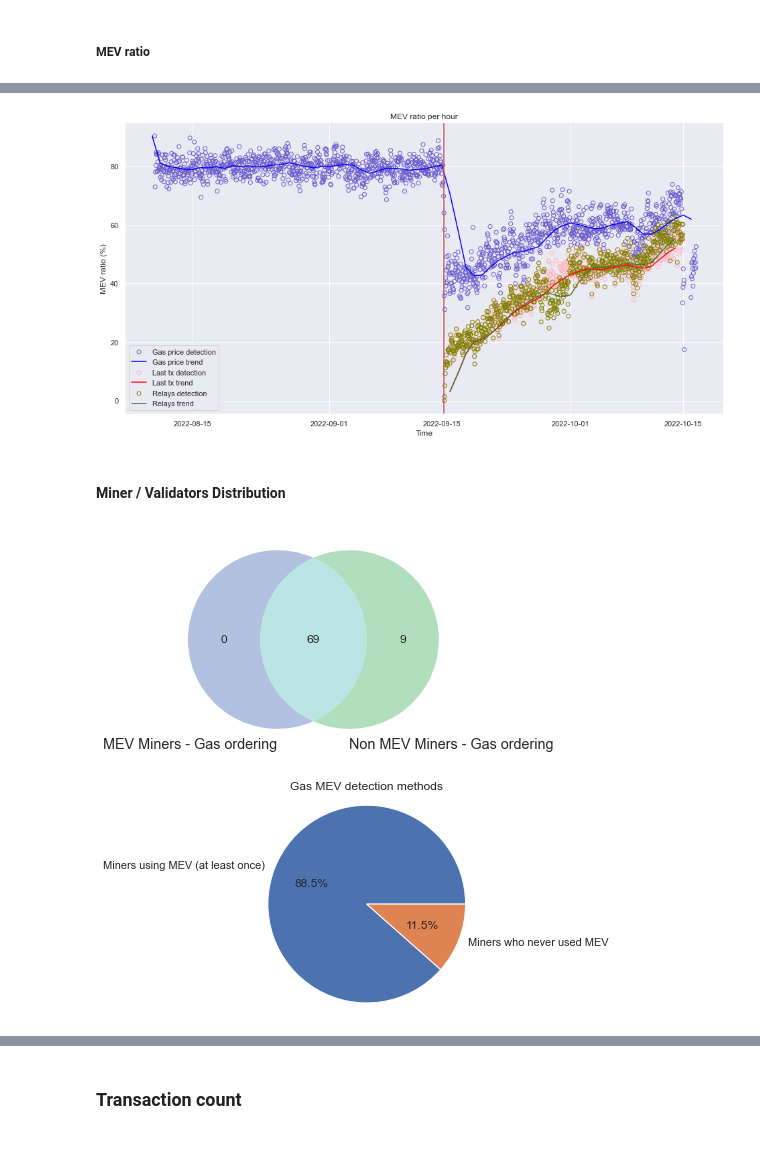
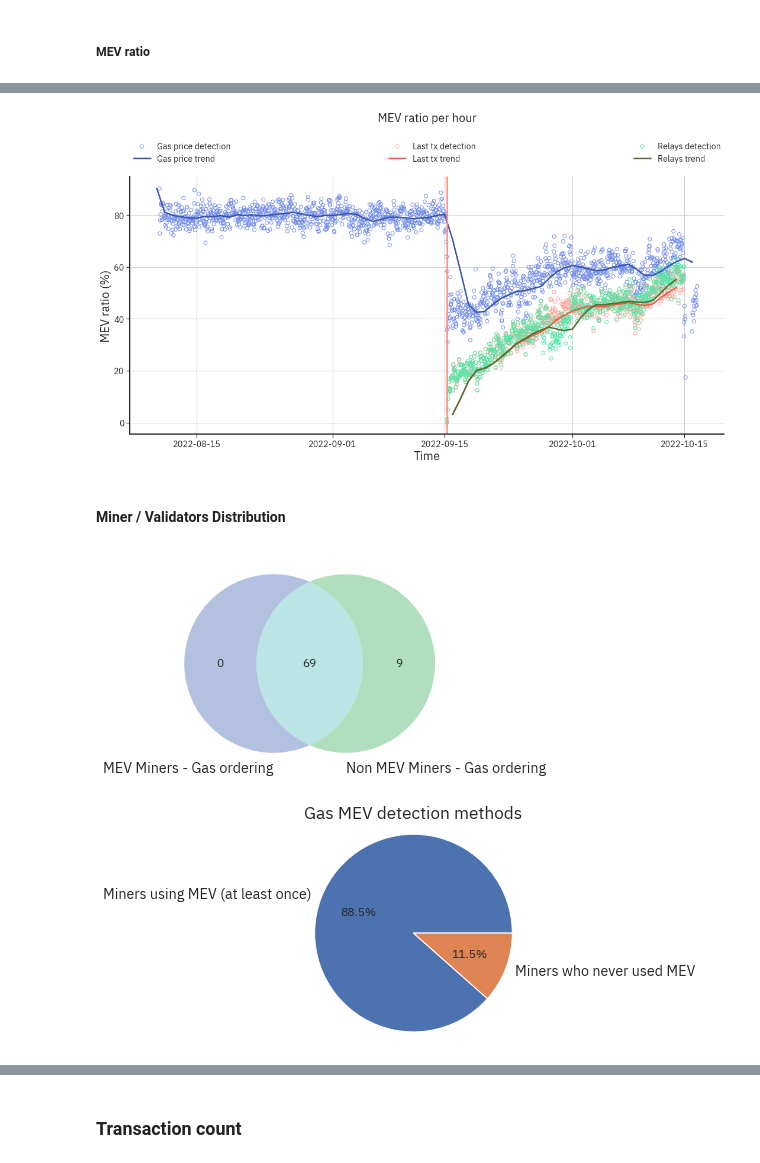
Before and after one commit to Metrika-Inc/eth-merge-data-challenge, a Jupyter notebook: EL analysis.ipynb, the cells around one changed output, grey strips where cells are left out. Cells and saved outputs as stored; diff of their text form; code cells hidden in the pictures.

Commit message:
Added plot template

```diff
--- a/EL analysis.ipynb
+++ b/EL analysis.ipynb
@@ -154,25 +158,39 @@ tx_trend = tx_trend[(tx_trend.timestamp > merge_time) & (tx_trend.timestamp < '2
 # %%
 # Resample and get MEV per hour
 # Show Merge Block
 import matplotlib.pyplot as plt
 import seaborn as sns
-sns.set_theme()
 
-fig = plt.figure(figsize=(16,8))
-plt.scatter(gas_ratio['timestamp'], gas_ratio['mev_ratio']*100, facecolors='none', edgecolors='slateblue', label='Gas price detection')
-plt.plot(gas_trend['timestamp'], gas_trend['mev_trend']*100, label='Gas price trend', color='blue')
-plt.scatter(tx_ratio['timestamp'], tx_ratio['mev_ratio']*100, facecolors='none', edgecolors='lightpink', label='Last tx detection')
-plt.plot(tx_trend['timestamp'], tx_trend['mev_trend']*100, label='Last tx trend', color='red')
-plt.scatter(relay_ratio['timestamp'], relay_ratio['mev_ratio']*100,  facecolors='none', edgecolors='olive', label='Relays detection')
-plt.plot(relay_trend['timestamp'], relay_trend['mev_trend']*100, label='Relays trend', color='darkolivegreen')
-plt.axvline(merge_time, color='r')
-plt.legend()
-plt.xlabel('Time')
-plt.ylabel('MEV ratio (%)')
-plt.title('MEV ratio per hour')
+custom_params = {"axes.spines.right": False, "axes.spines.top": False, 'axes.linewidth': 2, 'axes.grid': True}
+sns.axes_style("darkgrid", rc={'axes.linewidth': 20})
+sns.set_theme(style='ticks', rc=custom_params)
+params = {'legend.fontsize': 'large',
+        'font.family': 'sans',
+         'axes.labelsize': 'x-large',
+         'axes.titlesize':'x-large',
+         'xtick.labelsize':'large',
+         'ytick.labelsize':'large',
+         'legend.edgecolor': 'white',
+         'font.family': 'IBM Plex Sans'}
+plt.rcParams.update(params)
+
+fig = plt.figure(figsize=(18,8))
+plt.scatter(gas_ratio['timestamp'], gas_ratio['mev_ratio']*100, facecolors='none', edgecolors='#718BEA', label='Gas price detection')
+plt.plot(gas_trend['timestamp'], gas_trend['mev_trend']*100, label='Gas price trend', color='#3A54B1', linewidth=2.5)
+plt.scatter(tx_ratio['timestamp'], tx_ratio['mev_ratio']*100, facecolors='none', edgecolors='#FFA396', label='Last tx detection')
+plt.plot(tx_trend['timestamp'], tx_trend['mev_trend']*100, label='Last tx trend', color='#F15B45', linewidth=2.5)
+plt.scatter(relay_ratio['timestamp'], relay_ratio['mev_ratio']*100,  facecolors='none', edgecolors='#4BE9A6', label='Relays detection')
+plt.plot(relay_trend['timestamp'], relay_trend['mev_trend']*100, label='Relays trend', color='darkolivegreen', linewidth=2.5)
+plt.axvline(merge_time, color=(255/255, 137/255, 120/255, 1), linewidth=2.5)
+plt.legend(bbox_to_anchor=(0., 1.04, 1., .102), loc=3,
+           ncol=3, mode="expand", borderaxespad=0.)
+# plt.legend()
+plt.xlabel('Time', fontsize=20)
+plt.ylabel('MEV ratio (%)', fontsize=20)
+plt.title('MEV ratio per hour', y=1.2, fontsize=20)
 plt.show()
 # %% [output]
-[figure, old version]
+[figure, new version]
 # %% [markdown]
 #### Miner / Validators Distribution
 # %%
@@ -202,7 +220,7 @@ non_mev_miners_gas = set(total_miners_all_mev[(total_miners_all_mev.timestamp <
 venn2_unweighted([mev_miners_gas, non_mev_miners_gas], ('MEV Miners - Gas ordering', 'Non MEV Miners - Gas ordering'), set_colors=c)
 plt.show()
 # %% [output]
-[figure, old version]
+[figure, new version]
 # %%
 labels = ['Miners using MEV (at least once)', 'Miners who never used MEV']
 sizes = [len(mev_miners_gas), len(non_mev_miners_gas - mev_miners_gas)]
@@ -214,7 +232,7 @@ plt.title('Gas MEV detection methods')
 
 plt.show()
 # %% [output]
-[figure, old version]
+[figure, new version]
 # %%
 
 # mev_vals_all = set(total_miners_all_mev[(total_miners_all_mev.timestamp < merge_time) & (total_miners_all_mev.mev == True)]['miner'].unique())
```
Also changed, not shown: parts of 48 cells of this notebook.
